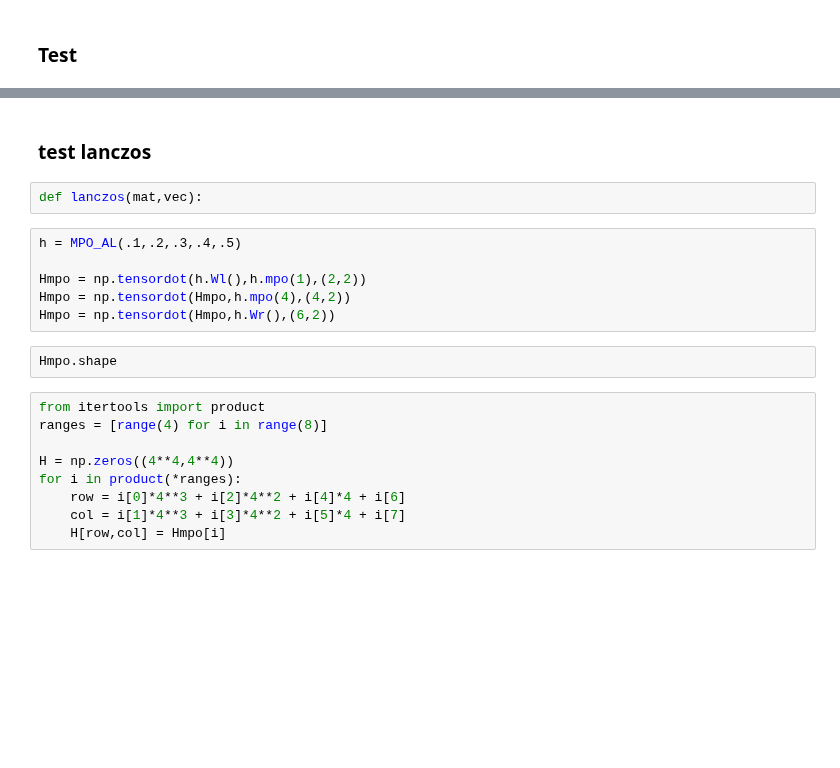
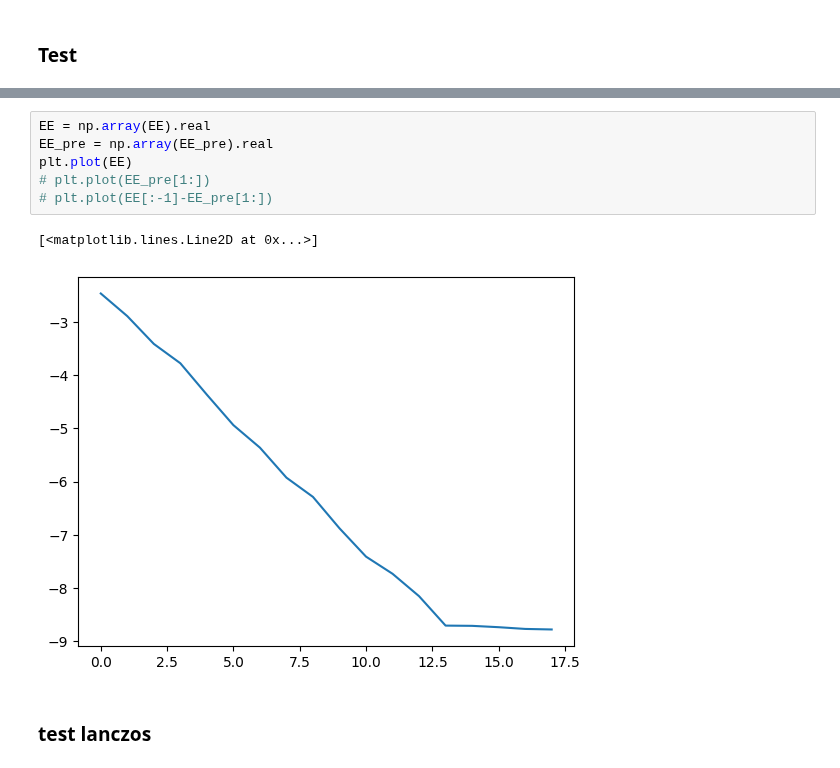
Before and after one commit to pietrorichelli/dmrg, a Jupyter notebook: dev/dev.ipynb, the cells around one changed output, grey strips where cells are left out. Cells and saved outputs as stored; diff of their text form; blank space fills up the shorter version.

Commit message:
update lanczos

```diff
--- a/dev/dev.ipynb
+++ b/dev/dev.ipynb
@@ -476,21 +478,11 @@ while True:
+# %%
+EE = np.array(EE).real
+EE_pre = np.array(EE_pre).real
+plt.plot(EE)
+# plt.plot(EE_pre[1:])
+# plt.plot(EE[:-1]-EE_pre[1:])
+# %% [output]
+[<matplotlib.lines.Line2D at 0x...>]
+[figure, added]
 # %% [markdown]
 ### test lanczos
-# %%
-def lanczos(mat,vec):
-# %%
-h = MPO_AL(.1,.2,.3,.4,.5)
-
-Hmpo = np.tensordot(h.Wl(),h.mpo(1),(2,2))
-Hmpo = np.tensordot(Hmpo,h.mpo(4),(4,2))
-Hmpo = np.tensordot(Hmpo,h.Wr(),(6,2))
-# %%
-Hmpo.shape
-# %%
-from itertools import product
-ranges = [range(4) for i in range(8)]
-
-H = np.zeros((4**4,4**4))
-for i in product(*ranges):
-    row = i[0]*4**3 + i[2]*4**2 + i[4]*4 + i[6]
-    col = i[1]*4**3 + i[3]*4**2 + i[5]*4 + i[7]
-    H[row,col] = Hmpo[i]
```
Also changed, not shown: parts of 25 cells of this notebook, 3 other files.
